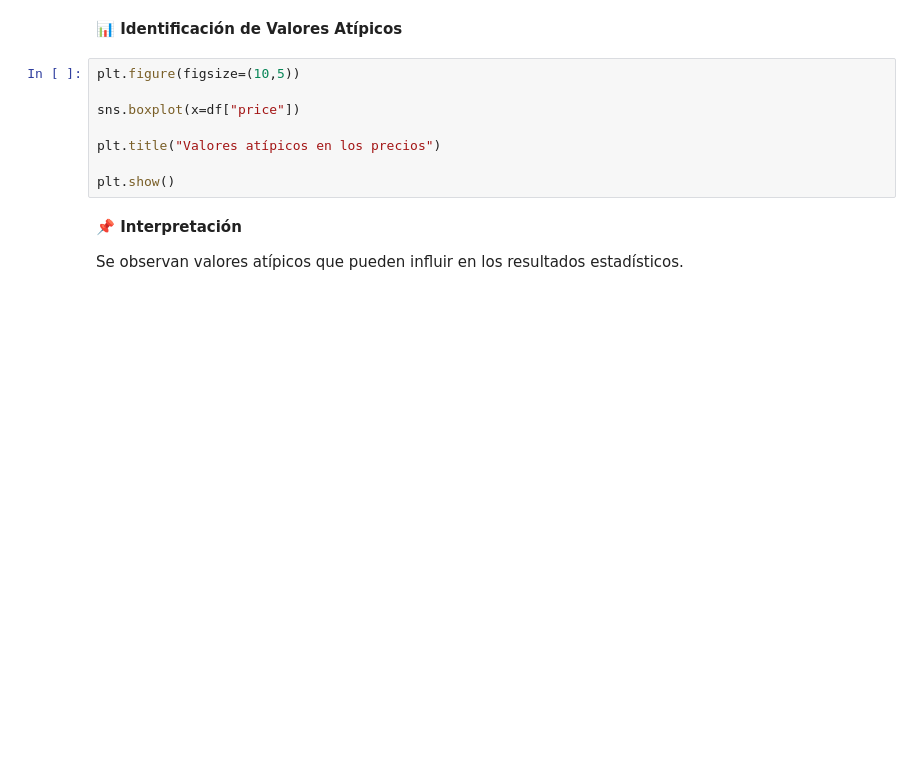
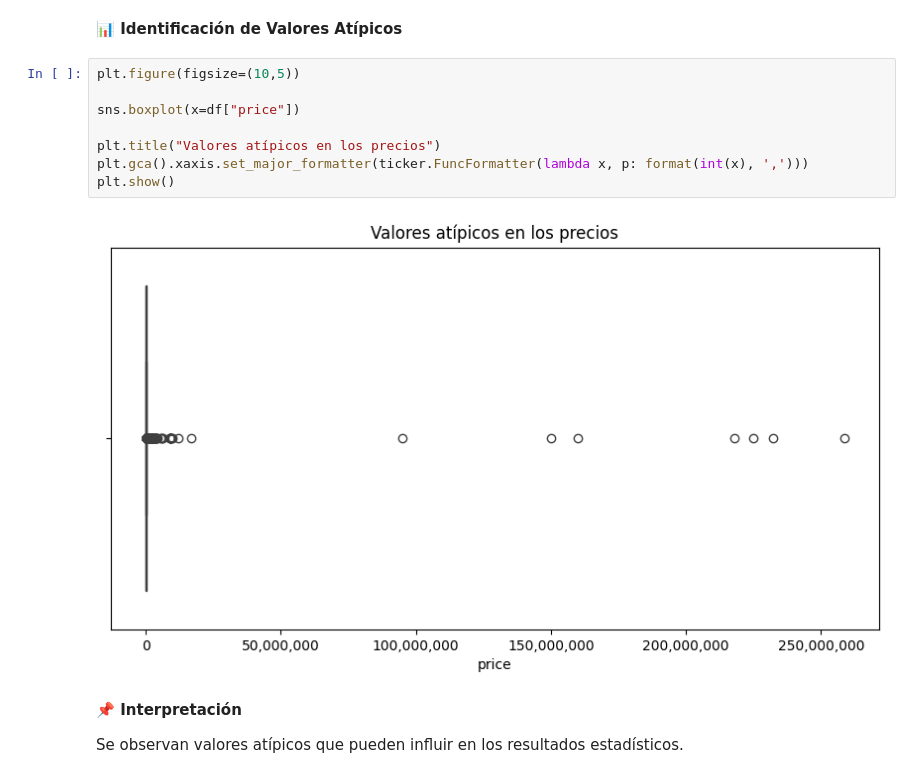
Before and after one commit to julybar2004-afk/DataXperience, a Jupyter notebook: Analisis_Alojamientos_Bogota.ipynb, the cells around one changed output. Drawn from its saved outputs; the diff is of its cells as text; blank space fills up the shorter version.

```diff
--- a/Analisis_Alojamientos_Bogota.ipynb
+++ b/Analisis_Alojamientos_Bogota.ipynb
@@ -333,11 +354,13 @@ La mayor concentración de alojamientos se encuentra en rangos de precios bajos
 # %%
 plt.figure(figsize=(10,5))
 
 sns.boxplot(x=df["price"])
 
 plt.title("Valores atípicos en los precios")
-
+plt.gca().xaxis.set_major_formatter(ticker.FuncFormatter(lambda x, p: format(int(x), ',')))
 plt.show()
+# %% [output]
+[figure, added]
 # %% [markdown]
 **📌 Interpretación**
 
```
Also changed, not shown: parts of 27 cells of this notebook.
